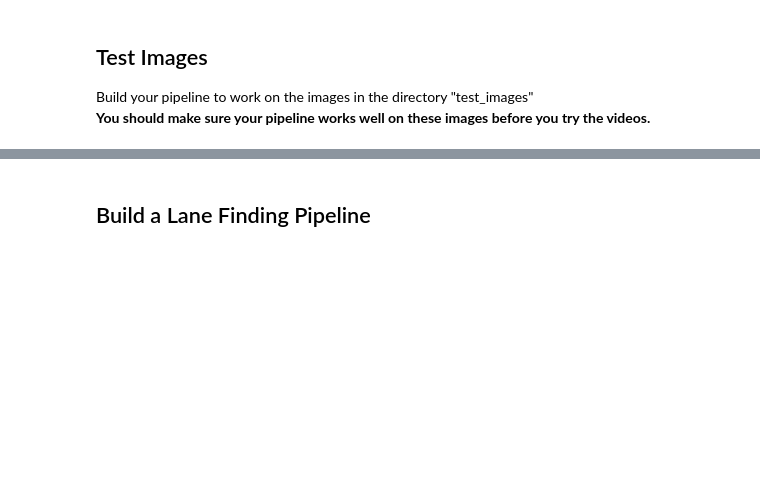
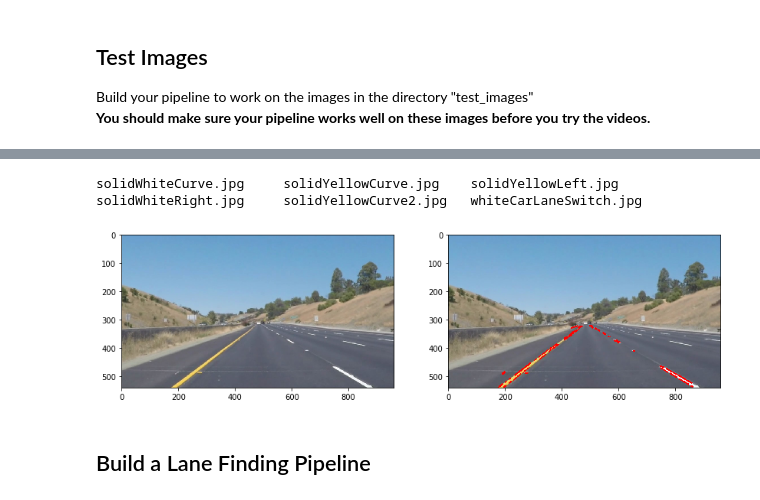
Before and after one commit to cvjimmy0704/self_driving, a Jupyter notebook: CarND-LaneLines-P1/P1.ipynb, the cells around one changed output, grey strips where cells are left out. Saved outputs shown, nothing was run; the diff lists cells and outputs as text; code cells hidden in the pictures; blank space fills up the shorter version.

```diff
--- a/CarND-LaneLines-P1/P1.ipynb
+++ b/CarND-LaneLines-P1/P1.ipynb
@@ -208,3 +250,55 @@ os.listdir("test_images/")
+# %%
+def image_pipline(img_filename, vertices, solid_line=False, canny_low = 50, canny_high=150, rho=2, threshold=1, min_line_len = 5, max_line_gap=1):
+    """
+    vertices: np array, the best output of the method get_roi
+    """
+
+    # the default is file name of the image, or we can plugin the image file (used in the video case)
+    if type(img_filename) == str:
+        original_img = mpimg.imread(img_filename)
+    else:
+        original_img = img_filename
+    img = grayscale(original_img)
+    img = gaussian_blur(img, 5)
+    canny_img = canny(img, canny_low, canny_high)
+
+    # box the rigion we are interested
+    img = region_of_interest(canny_img, vertices)
+
+    # lines: array of all lines, each line is represented by list of len 4
+    # img: plot of lines
+    img, lines = hough_lines(img, rho, np.pi/180, threshold, min_line_len, max_line_gap)
+
+    copy_original_img = original_img.copy()
+    if solid_line:
+        draw_solid_line(copy_original_img, lines)
+    else:
+        draw_lines(copy_original_img, lines, thickness=4)
+
+    # for video we will return the result
+    if type(img_filename) != str:
+        return copy_original_img
+
+    fig=plt.figure(figsize=(14, 14))
+    fig.add_subplot(1,2,1)
+    plt.imshow(original_img)
+    fig.add_subplot(1,2,2)
+    plt.imshow(copy_original_img)
+
+
+    # used for test image output
+    if type(img_filename) == str:
+        plt.savefig('test_image_output/' + img_filename.split('/')[1] +'.png', dpi = 80 )
+    plt.show()
+# %%
+ls test_images/
+# %% [output]
+solidWhiteCurve.jpg     solidYellowCurve.jpg    solidYellowLeft.jpg
+solidWhiteRight.jpg     solidYellowCurve2.jpg   whiteCarLaneSwitch.jpg
+# %%
+image_pipline('test_images/whiteCarLaneSwitch.jpg', best_roi)
+# %% [output]
+[figure, added]
 # %% [markdown]
 ## Build a Lane Finding Pipeline
 # %% [markdown]
```
Also changed, not shown: parts of 19 cells of this notebook.
